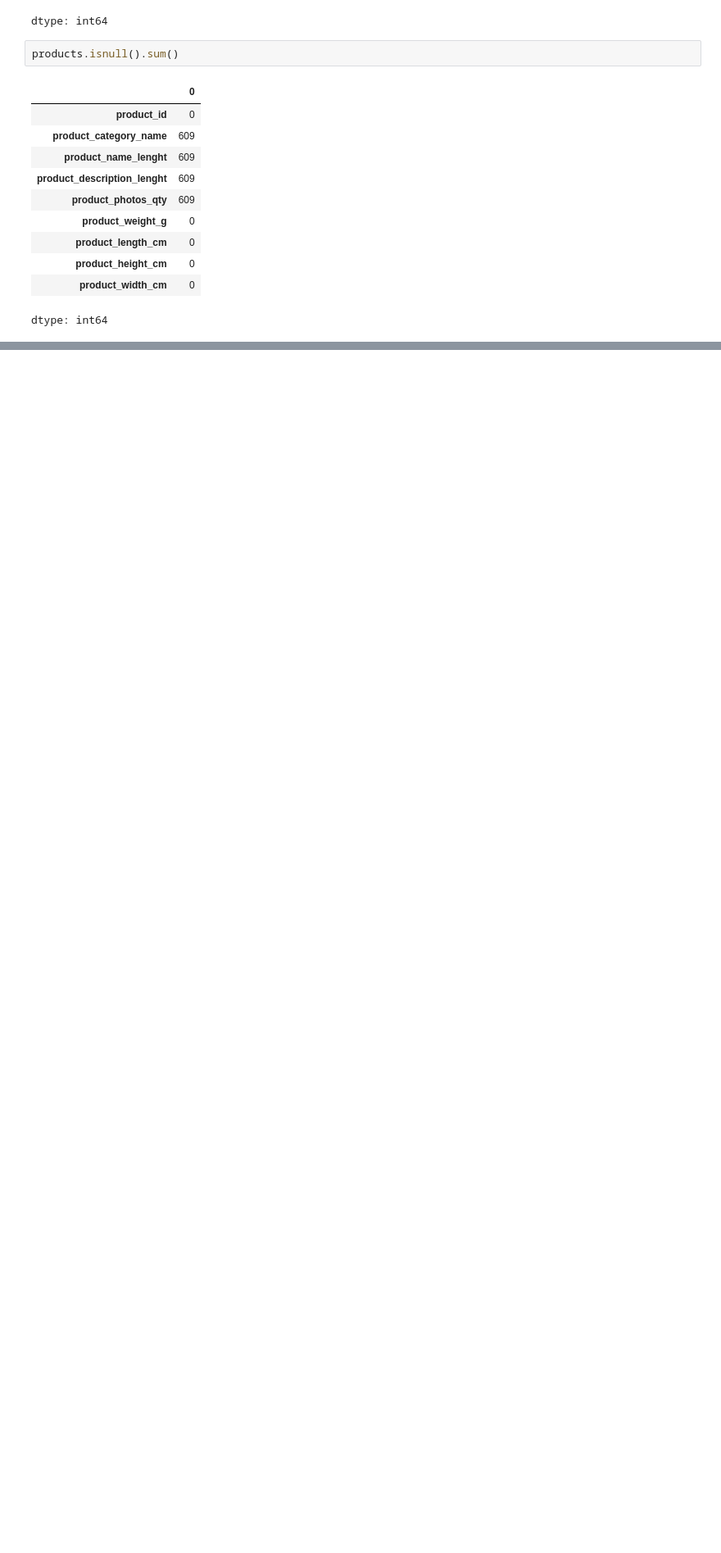
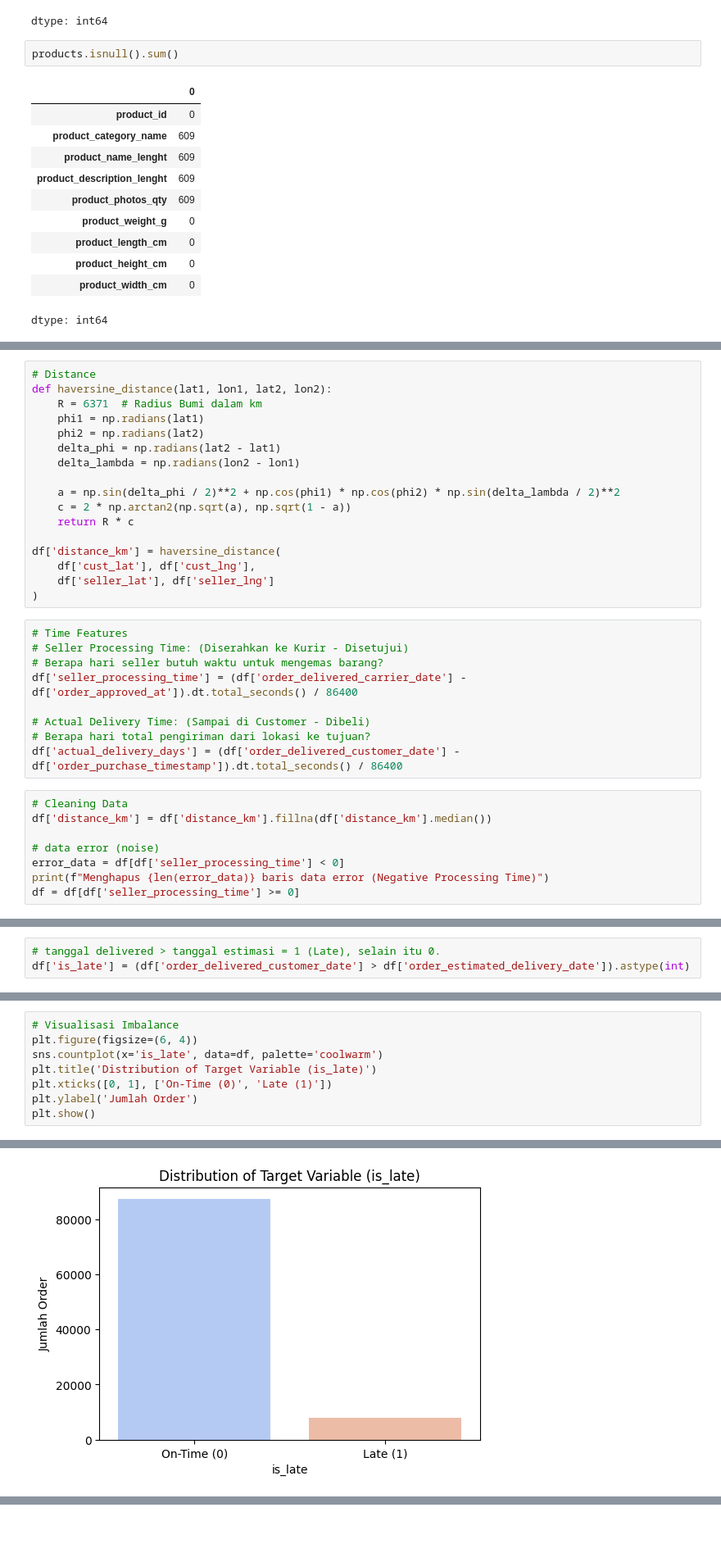
Before and after one commit to aurllyc/aurllyc-UAS-Data-Mining, a Jupyter notebook: UAS_Aurellia_Nur_Fitria_23_11_5894_311_23S1IF_BigData5_BIG_DATA_&_DATA_MINING.ipynb, the cells around one changed output, grey strips where cells are left out. Shown at 82% size. Drawn from its saved outputs; the diff is of its cells as text; blank space fills up the shorter version.

```diff
--- a/UAS_Aurellia_Nur_Fitria_23_11_5894_311_23S1IF_BigData5_BIG_DATA_&_DATA_MINING.ipynb
+++ b/UAS_Aurellia_Nur_Fitria_23_11_5894_311_23S1IF_BigData5_BIG_DATA_&_DATA_MINING.ipynb
@@ -294,0 +464,34 @@ dtype: int64
+# %%
+# Distance
+def haversine_distance(lat1, lon1, lat2, lon2):
+    R = 6371  # Radius Bumi dalam km
+    phi1 = np.radians(lat1)
+    phi2 = np.radians(lat2)
+    delta_phi = np.radians(lat2 - lat1)
+    delta_lambda = np.radians(lon2 - lon1)
+
+    a = np.sin(delta_phi / 2)**2 + np.cos(phi1) * np.cos(phi2) * np.sin(delta_lambda / 2)**2
+    c = 2 * np.arctan2(np.sqrt(a), np.sqrt(1 - a))
+    return R * c
+
+df['distance_km'] = haversine_distance(
+    df['cust_lat'], df['cust_lng'],
+    df['seller_lat'], df['seller_lng']
+)
+# %%
+# Time Features
+# Seller Processing Time: (Diserahkan ke Kurir - Disetujui)
+# Berapa hari seller butuh waktu untuk mengemas barang?
+df['seller_processing_time'] = (df['order_delivered_carrier_date'] - df['order_approved_at']).dt.total_seconds() / 86400
+
+# Actual Delivery Time: (Sampai di Customer - Dibeli)
+# Berapa hari total pengiriman dari lokasi ke tujuan?
+df['actual_delivery_days'] = (df['order_delivered_customer_date'] - df['order_purchase_timestamp']).dt.total_seconds() / 86400
+# %%
+# Cleaning Data
+df['distance_km'] = df['distance_km'].fillna(df['distance_km'].median())
+
+# data error (noise)
+error_data = df[df['seller_processing_time'] < 0]
+print(f"Menghapus {len(error_data)} baris data error (Negative Processing Time)")
+df = df[df['seller_processing_time'] >= 0]
@@ -294,0 +522,3 @@ dtype: int64
+# %%
+# tanggal delivered > tanggal estimasi = 1 (Late), selain itu 0.
+df['is_late'] = (df['order_delivered_customer_date'] > df['order_estimated_delivery_date']).astype(int)
@@ -294,0 +556,9 @@ dtype: int64
+# %%
+# Visualisasi Imbalance
+plt.figure(figsize=(6, 4))
+sns.countplot(x='is_late', data=df, palette='coolwarm')
+plt.title('Distribution of Target Variable (is_late)')
+plt.xticks([0, 1], ['On-Time (0)', 'Late (1)'])
+plt.ylabel('Jumlah Order')
+plt.show()
+# %% [output]
@@ -294,0 +568 @@ dtype: int64
+[figure, added]
```
Also changed, not shown: parts of 23 cells of this notebook.
